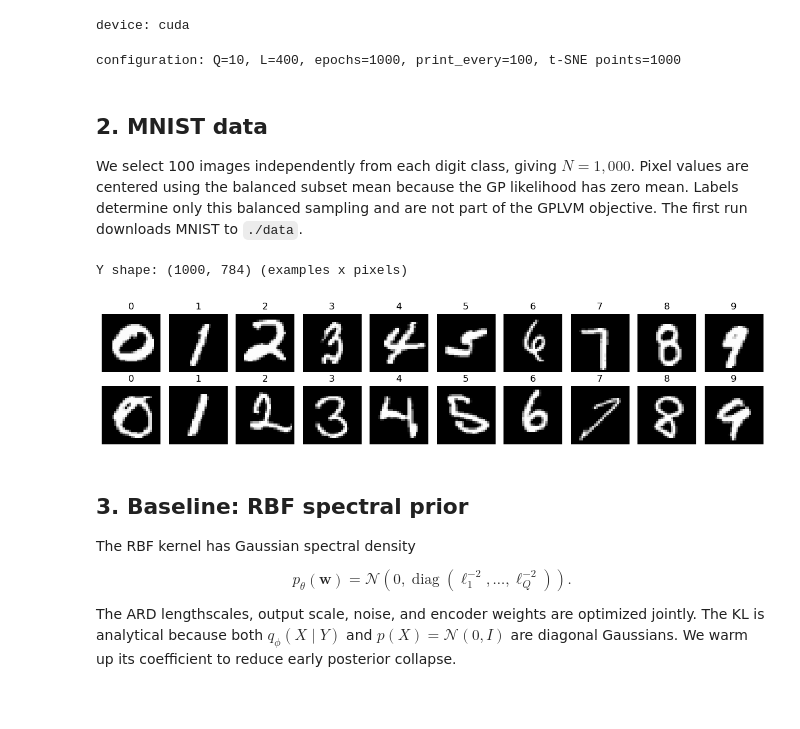
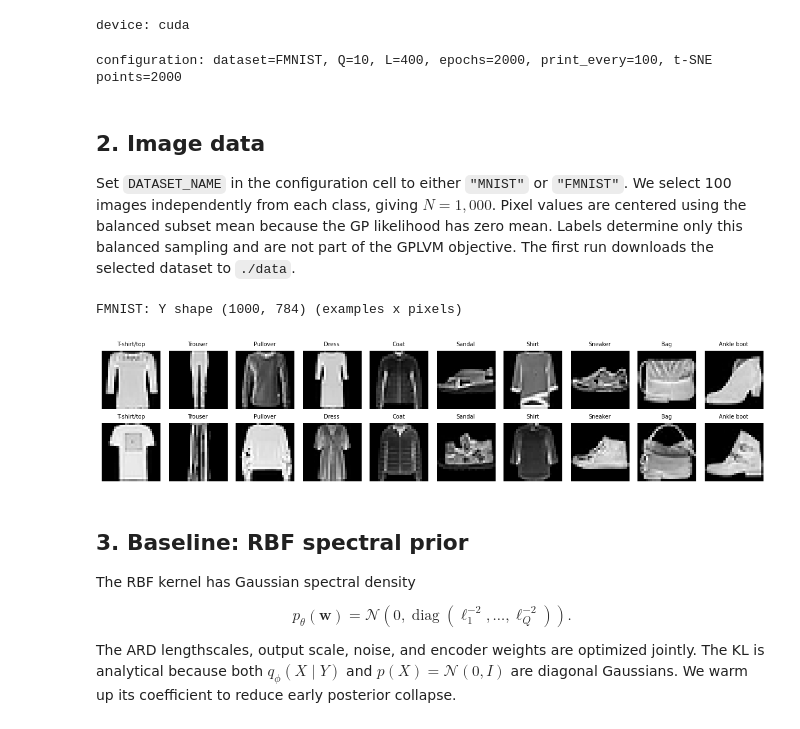
Before and after one commit to OLMOS-PM/GPPS_2026, a Jupyter notebook: gp_gplvm_mnist_demo.ipynb, the cells around one changed output. Cells and saved outputs as stored; diff of their text form; code cells hidden in the pictures.

```diff
--- a/gp_gplvm_mnist_demo.ipynb
+++ b/gp_gplvm_mnist_demo.ipynb
@@ -128,6 +128,7 @@ print("device:", device)
 device: cuda
 # %%
 # Shared configuration for every GPLVM variant in this notebook.
+DATASET_NAME = "FMNIST"  # Choose "MNIST" or "FMNIST" (Fashion-MNIST).
 LATENT_DIM = 10
 NUM_FOURIER_SAMPLES = 400
 NUM_EPOCHS = 2000
@@ -135,68 +136,87 @@ PRINT_EVERY = 100
 TSNE_NUM_POINTS = 2000
 
 print(
-    f"configuration: Q={LATENT_DIM}, L={NUM_FOURIER_SAMPLES}, "
+    f"configuration: dataset={DATASET_NAME}, Q={LATENT_DIM}, L={NUM_FOURIER_SAMPLES}, "
     f"epochs={NUM_EPOCHS}, print_every={PRINT_EVERY}, "
     f"t-SNE points={TSNE_NUM_POINTS}"
 )
 # %% [output]
-configuration: Q=10, L=400, epochs=1000, print_every=100, t-SNE points=1000
+configuration: dataset=FMNIST, Q=10, L=400, epochs=2000, print_every=100, t-SNE points=2000
 # %% [markdown]
-## 2. MNIST data
+## 2. Image data
 
-We select 100 images independently from each digit class, giving $N=1{,}000$. Pixel values are
-centered using the balanced subset mean because the GP likelihood has zero mean. Labels determine
-only this balanced sampling and are not part of the GPLVM objective. The first run downloads MNIST
-to `./data`.
+Set `DATASET_NAME` in the configuration cell to either `"MNIST"` or `"FMNIST"`. We select
+100 images independently from each class, giving $N=1{,}000$. Pixel values are centered using the
+balanced subset mean because the GP likelihood has zero mean. Labels determine only this balanced
+sampling and are not part of the GPLVM objective. The first run downloads the selected dataset to
+`./data`.
 # %%
+dataset_options = {
+    "MNIST": {
+        "class_names": [str(index) for index in range(10)],
+        "base_url": "https://storage.googleapis.com/cvdf-datasets/mnist/",
+    },
+    "FMNIST": {
+        "class_names": [
+            "T-shirt/top", "Trouser", "Pullover", "Dress", "Coat",
+            "Sandal", "Shirt", "Sneaker", "Bag", "Ankle boot",
+        ],
+        "base_url": "https://github.com/zalandoresearch/fashion-mnist/raw/master/data/fashion/",
+    },
+}
+if DATASET_NAME not in dataset_options:
+    raise ValueError(f"DATASET_NAME must be one of {tuple(dataset_options)}, got {DATASET_NAME!r}")
+dataset_config = dataset_options[DATASET_NAME]
+class_names = dataset_config["class_names"]
+
 try:
-    from torchvision.datasets import MNIST
+    from torchvision.datasets import FashionMNIST, MNIST
     from torchvision.transforms import ToTensor
-    dataset = MNIST(root="data", train=True, download=True, transform=ToTensor())
+    dataset_class = {"MNIST": MNIST, "FMNIST": FashionMNIST}[DATASET_NAME]
+    dataset = dataset_class(root="data", train=True, download=True, transform=ToTensor())
     targets = dataset.targets.numpy()
     all_images = dataset.data.reshape(-1, 784).to(torch.float32) / 255.0
 except (ImportError, RuntimeError):
     # Standard-library fallback: avoids a scikit-learn/SciPy dependency.
-    base_url = "https://storage.googleapis.com/cvdf-datasets/mnist/"
-    raw_dir = Path("data/mnist_raw")
+    raw_dir = Path("data") / f"{DATASET_NAME.lower()}_raw"
     raw_dir.mkdir(parents=True, exist_ok=True)
     files = {"images": "train-images-idx3-ubyte.gz", "labels": "train-labels-idx1-ubyte.gz"}
     for filename in files.values():
         destination = raw_dir / filename
         if not destination.exists():
             print("downloading", filename)
-            urllib.request.urlretrieve(base_url + filename, destination)
+            urllib.request.urlretrieve(dataset_config["base_url"] + filename, destination)
     with gzip.open(raw_dir / files["images"], "rb") as stream:
         _, count, rows, cols = struct.unpack(">IIII", stream.read(16))
         pixels = np.frombuffer(stream.read(), dtype=np.uint8).reshape(count, rows * cols)
     with gzip.open(raw_dir / files["labels"], "rb") as stream:
         _, count = struct.unpack(">II", stream.read(8))
         targets = np.frombuffer(stream.read(), dtype=np.uint8, count=count).astype(np.int64)
     all_images = torch.as_tensor(pixels.copy(), dtype=torch.float32) / 255.0
 
 rng = np.random.default_rng(SEED)
 selected_indices = np.concatenate([
-    rng.choice(np.flatnonzero(targets == digit), 100, replace=False)
-    for digit in range(10)
+    rng.choice(np.flatnonzero(targets == class_index), 100, replace=False)
+    for class_index in range(10)
 ])
 rng.shuffle(selected_indices)
 images_raw = all_images[selected_indices]
 labels = targets[selected_indices]
 pixel_mean = images_raw.mean(0, keepdim=True)
 images = (images_raw - pixel_mean).to(device)
-print(f"Y shape: {tuple(images.shape)} (examples x pixels)")
+print(f"{DATASET_NAME}: Y shape {tuple(images.shape)} (examples x pixels)")
 
 fig, axes = plt.subplots(2, 10, figsize=(12, 2.8))
-for digit, ax_col in enumerate(axes.T):
-    examples = np.flatnonzero(labels == digit)[:2]
+for class_index, ax_col in enumerate(axes.T):
+    examples = np.flatnonzero(labels == class_index)[:2]
     for idx, ax in zip(examples, ax_col):
         ax.imshow(images_raw[idx].reshape(28, 28), cmap="gray")
         ax.axis("off")
-        ax.set_title(str(digit))
+        ax.set_title(class_names[class_index], fontsize=7)
 plt.tight_layout()
 # %% [output]
-Y shape: (1000, 784) (examples x pixels)
+FMNIST: Y shape (1000, 784) (examples x pixels)
-[figure, old version]
+[figure, new version]
 # %% [markdown]
 ## 3. Baseline: RBF spectral prior
 
```
Also changed, not shown: parts of 14 cells of this notebook, 10 other files.
